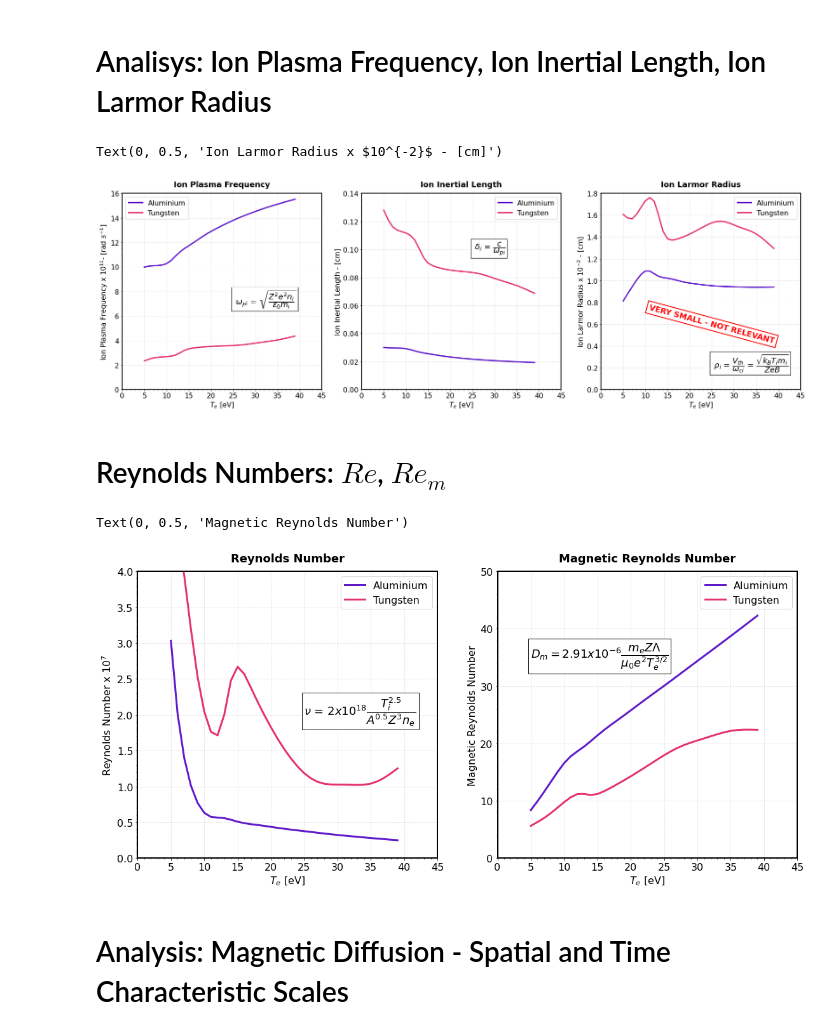
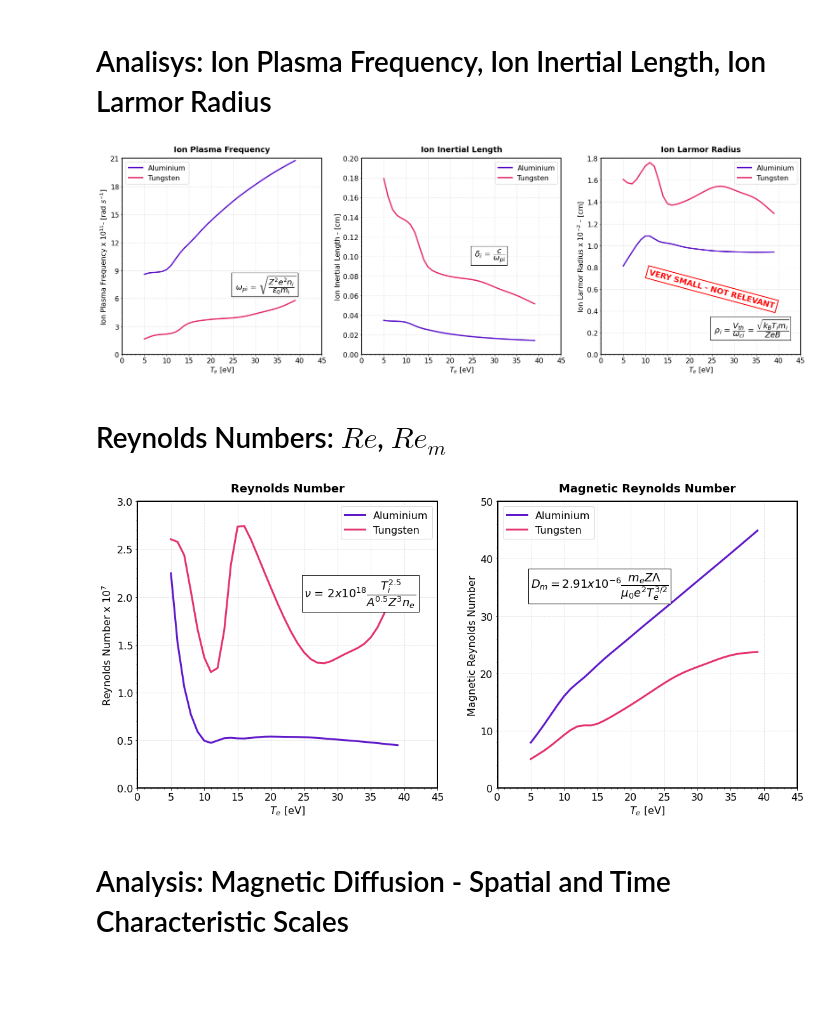
Before and after one commit to stemerlini/MagnetoRT, a Jupyter notebook: MagnetoRT_MassDensityConst.ipynb, the cells around one changed output. Drawn from its saved outputs; the diff is of its cells as text; code cells hidden in the pictures; blank space fills up the shorter version.

Commit message:
Updated the plasma model in order to have electron density as function of electron temperature

```diff
--- a/MagnetoRT_MassDensityConst.ipynb
+++ b/MagnetoRT_MassDensityConst.ipynb
@@ -27,7 +27,7 @@ from scipy.interpolate import CubicSpline
 # Class: Plasma
 # %%
 class plasma:
-    def __init__(self, A, ne, Te, Ti, V, L, Atw, Zsrc, B):
+    def __init__(self, A, density, Te, Ti, V, L, Atw, Zsrc, B):
         '''
         Args:
             example:
@@ -45,7 +45,7 @@ class plasma:
 
         '''
         self.A              =   A                                                                          # Atomic mass weight
-        self.ne             =   ne                                                                         # Electron Density                                  [cm^-3]
+        self.density        =   density                                                                    # Density                                           [gr/cm^3]
         self.Te             =   Te                                                                         # Electron Temperature                              [eV]
         self.Ti             =   Ti                                                                         # Ion Temperature                                   [eV]
         self.V              =   V                                                                          # Bulk Velocity                                     [cm/s]
@@ -58,9 +58,11 @@ class plasma:
         Z_mod               =   self.ZTe()
         self.Z              =   Z_mod(self.Te)                                                             # Charge State for a given Te
 
+        # Electron Density
+        self.ne             =   (self.density * self.Z)/ (self.A * cons.m_p * 1e3)                         # Plasma Density                                     [cm^-3]
+
         # Ion density
         self.ni             =   self.ne/self.Z                                                             # Ion Density                                        [cm^-3]
-        self.density        =   (self.ne*self.A*cons.m_p * 1e3 )/self.Z                                    # Plasma Density                                     [gr/cm^3]
 
         # Calculate Plasma Parameters
         self.params()
@@ -331,8 +333,8 @@ File available only for Al, Cu, W
 # -------------------------------------------------------------------------------------
 Te      =    np.arange(5,40)       # electron temperature eV
 
-al_flow = {'A':27, 'ne': 5.3e18, 'Te': Te , 'Ti': Te, 'V':5e6,  'L':0.2, 'Atw': 1, 'Zsrc': 'exp', 'B': 5}
-w_flow  = {'A':183,'ne': 1.5e18, 'Te': Te , 'Ti': Te, 'V':5e6,  'L':0.2, 'Atw': 1, 'Zsrc': 'exp', 'B': 5}
+al_flow = {'A':27, 'density': 6.1e-5, 'Te': Te , 'Ti': Te, 'V':5e6,  'L':0.2, 'Atw': 1, 'Zsrc': 'exp', 'B': 5}
+w_flow  = {'A':183,'density': 6.1e-5, 'Te': Te , 'Ti': Te, 'V':5e6,  'L':0.2, 'Atw': 1, 'Zsrc': 'exp', 'B': 5}
 
 al  =   plasma(**al_flow)
 w   =   plasma(**w_flow)
@@ -364,5 +366,5 @@ ax0.set_ylabel(r'Z - Charge State ', fontsize=16)
 ax0.minorticks_on()
 ax0.legend(loc = 'best', fontsize = 16)
 
-# plt.savefig('ChargeStateExperimentalValuesSameMassDensity.png', dpi=330)
+plt.savefig('ChargeStateExperimentalValuesSameMassDensity.png', dpi=330)
 # %% [output]
@@ -405,11 +406,11 @@ for axis in ax:
     axis.legend(loc = 'best', fontsize = 16)
 
 
-ax[0].set_ylim([0,16])
-ax[0].set_yticks(np.arange(0,16.1,2))
+ax[0].set_ylim([0,21])
+ax[0].set_yticks(np.arange(0,21.1,3))
 
-ax[1].set_ylim([0,0.14])
-ax[1].set_yticks(np.arange(0,0.15,0.02))
+ax[1].set_ylim([0,0.2])
+ax[1].set_yticks(np.arange(0,0.21,0.02))
 
 ax[2].set_ylim([0,1.8])
 ax[2].set_yticks(np.arange(0,1.81,0.2))
@@ -433,10 +434,9 @@ ax[0].set_ylabel(r'Ion Plasma Frequency x $10^{11}$- [rad $s^{-1}$] ', fontsize=
 ax[1].set_ylabel(r'Ion Inertial Length - [cm]', fontsize=16)
 ax[2].set_ylabel(r'Ion Larmor Radius x $10^{-2}$ - [cm]', fontsize=16)
 
-# plt.savefig('IonInertialLengthSameMassDensity.png', dpi=330)
+plt.savefig('IonInertialLengthSameMassDensity.png', dpi=330)
 # %% [output]
-Text(0, 0.5, 'Ion Larmor Radius x $10^{-2}$ - [cm]')
-[figure, old version]
+[figure, new version]
 # %% [markdown]
 # Reynolds Numbers: $Re$, $Re_m$
 # %%
@@ -453,38 +453,37 @@ for axis in ['top','bottom','left','right']:
 ax[0].plot(Te, al.Re * 1e-7, lw = '3', color = '#611ACA',label='Aluminium')
 ax[1].plot(Te, al.Re_m, lw = '3', color = '#611ACA',label='Aluminium')
 
 ax[0].plot(Te, w.Re * 1e-7, lw = '3', color = '#E53271',label='Tungsten')
 ax[1].plot(Te, w.Re_m, lw = '3', color = '#E53271',label='Tungsten')
 
 ax[0].set_title('Reynolds Number', fontsize = 18,  weight = 'bold', pad = "15")
 ax[1].set_title('Magnetic Reynolds Number', fontsize = 18,  weight = 'bold', pad = "15")
 
 for axis in ax:
     axis.set_xlim([0,45])
     axis.set_xticks(np.arange(0,46,5))
     axis.tick_params(labelsize=16)
     axis.grid(True, linestyle='--', alpha = 0.4)
     axis.set_xlabel(r'$T_e$ [eV]', fontsize=16)
     axis.minorticks_on()
     axis.legend(loc = 'best', fontsize = 16)
 
-ax[0].set_ylim([0,4])
-ax[0].set_yticks(np.arange(0,4.1,0.5))
+ax[0].set_ylim([0,3])
+ax[0].set_yticks(np.arange(0,3.1,0.5))
 ax[1].set_ylim([0,50])
 ax[1].set_yticks(np.arange(0,51,10))
 
 # (2e18*self.Ti**2.5)/(self.A**0.5*self.Z**3*self.ne)
 ax[0].text(25, 2, r'$\nu$ = $2x10^{18}\dfrac{T_i^{2.5}}{A^{0.5}Z^{3}n_e}$', fontsize = 18, color='black', bbox=dict(facecolor='white', edgecolor='black'))
 
 ax[1].text(5, 35, '$D_m = 2.91x10^{-6}\dfrac{m_e Z \Lambda}{\mu_0 e^2 T_e^{3/2}}$', fontsize = 18, color='black', bbox=dict(facecolor='white', edgecolor='black'))
 
 ax[0].set_ylabel(r'Reynolds Number x $10^{7}$', fontsize=16)
 ax[1].set_ylabel(r'Magnetic Reynolds Number', fontsize=16)
 
-# plt.savefig('ReynoldsSameMassDensity.png', dpi=330)
+plt.savefig('ReynoldsSameMassDensity.png', dpi=330)
 # %% [output]
-Text(0, 0.5, 'Magnetic Reynolds Number')
-[figure, old version]
+[figure, new version]
 # %% [markdown]
 # Analysis: Magnetic Diffusion - Spatial and Time Characteristic Scales
 # %%
```
Also changed, not shown: parts of 4 cells of this notebook, 4 other files.
